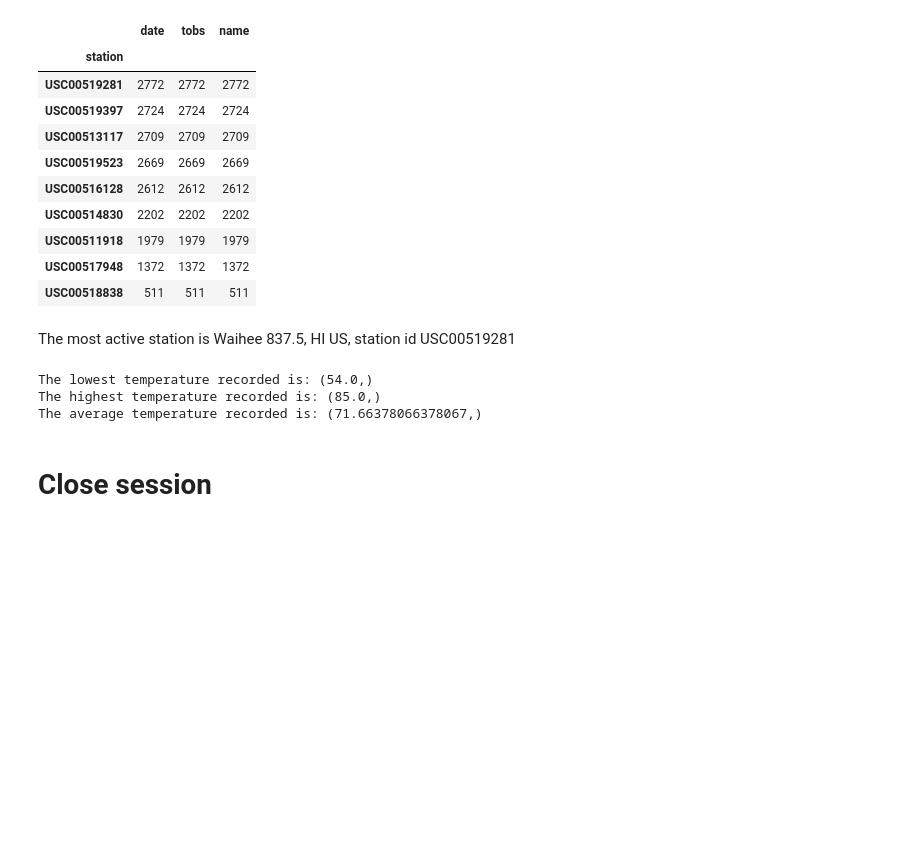
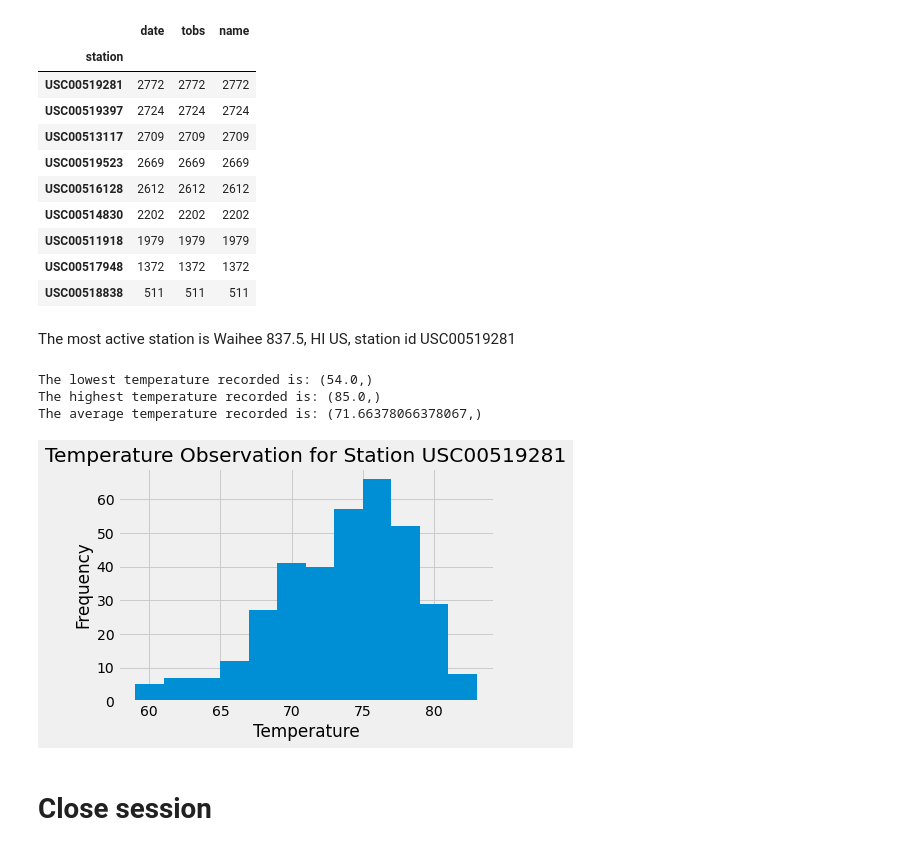
Before and after one commit to etreznoski/sqlalchemy_hw, a Jupyter notebook: climate_starter.ipynb, the cells around one changed output. Drawn from its saved outputs; the diff is of its cells as text; code cells hidden in the pictures; blank space fills up the shorter version.

Commit message:
completed histogram

```diff
--- a/climate_starter.ipynb
+++ b/climate_starter.ipynb
@@ -153,6 +153,16 @@ The average temperature recorded is: (71.66378066378067,)
 # %%
 # Using the most active station id
 # Query the last 12 months of temperature observation data for this station and plot the results as a histogram
+results = session.query(Measurement.tobs).filter(Measurement.station == "USC00519281").filter(Measurement.date > '2016-08-23').all()
+tobs = [int(result[0]) for result in results]
+# %%
+plt.hist(tobs, bins=12,)
+plt.xlabel("Temperature")
+plt.ylabel("Frequency")
+plt.title("Temperature Observation for Station USC00519281")
+plt.show()
+# %% [output]
+[figure, added]
 # %% [markdown]
 # Close session
 # %%
```
